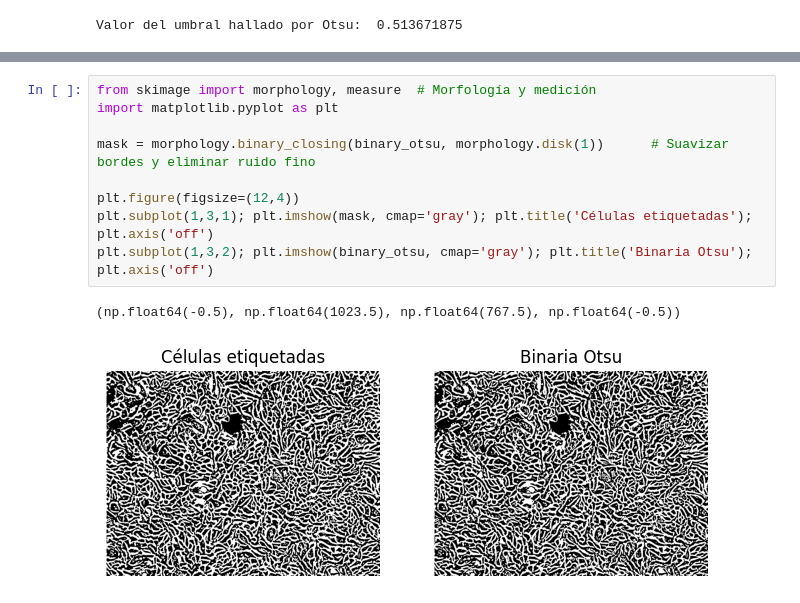
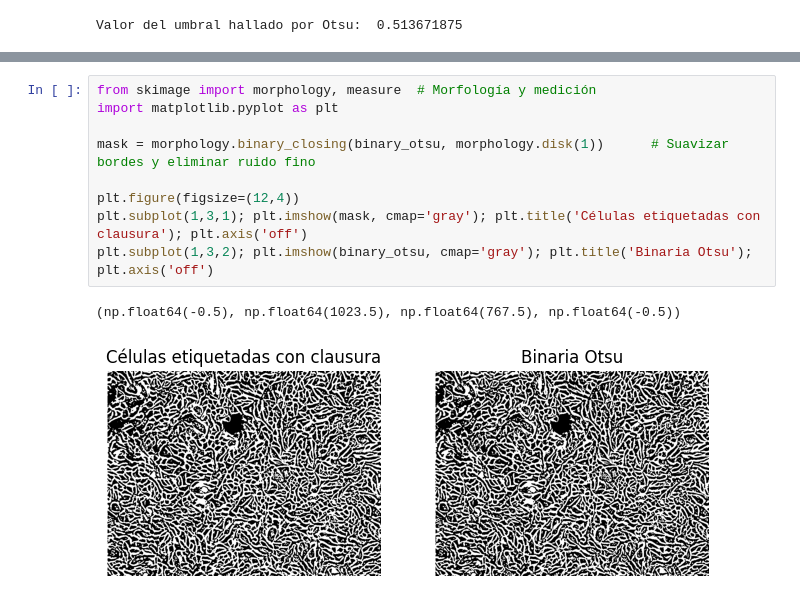
Before and after one commit to diazveraserrano-boop/Procesamiento-de-Imagen, a Jupyter notebook: Imagen2.ipynb, the cells around one changed output, grey strips where cells are left out. Drawn from its saved outputs; the diff is of its cells as text.

```diff
--- a/Imagen2.ipynb
+++ b/Imagen2.ipynb
@@ -80,15 +105,15 @@ Antes de contar el número de células es necesario realizar ciertas operaciones
 # %%
 from skimage import morphology, measure  # Morfología y medición
 import matplotlib.pyplot as plt
 
 mask = morphology.binary_closing(binary_otsu, morphology.disk(1))      # Suavizar bordes y eliminar ruido fino
 
 plt.figure(figsize=(12,4))
-plt.subplot(1,3,1); plt.imshow(mask, cmap='gray'); plt.title('Células etiquetadas'); plt.axis('off')
+plt.subplot(1,3,1); plt.imshow(mask, cmap='gray'); plt.title('Células etiquetadas con clausura'); plt.axis('off')
 plt.subplot(1,3,2); plt.imshow(binary_otsu, cmap='gray'); plt.title('Binaria Otsu'); plt.axis('off')
 # %% [output]
 (np.float64(-0.5), np.float64(1023.5), np.float64(767.5), np.float64(-0.5))
-[figure, old version]
+[figure, new version]
 # %%
 labels = measure.label(mask)                                      # Etiquetar regiones conectadas
 count = len(measure.regionprops(labels))                          # Contar regiones (células)print(f"Número estimado de células: {count}")                     # Mostrar conteo
```
Also changed, not shown: parts of 5 cells of this notebook.
